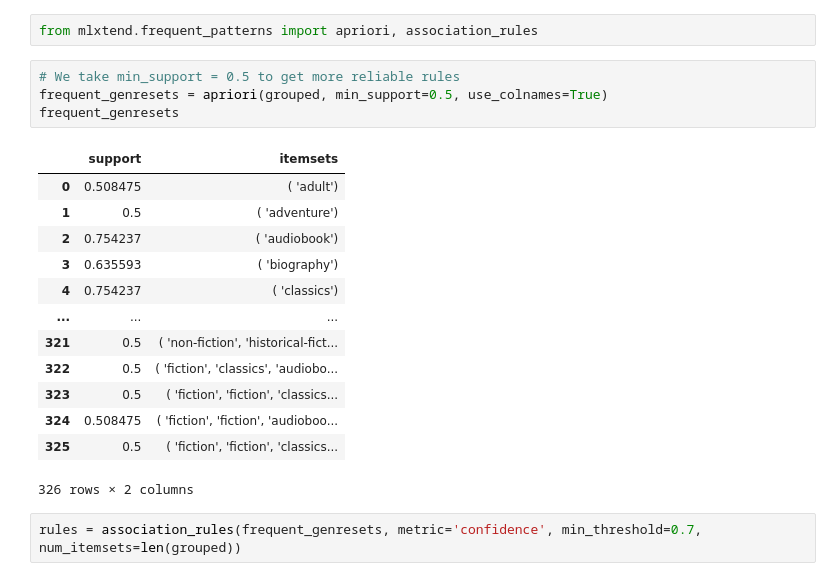
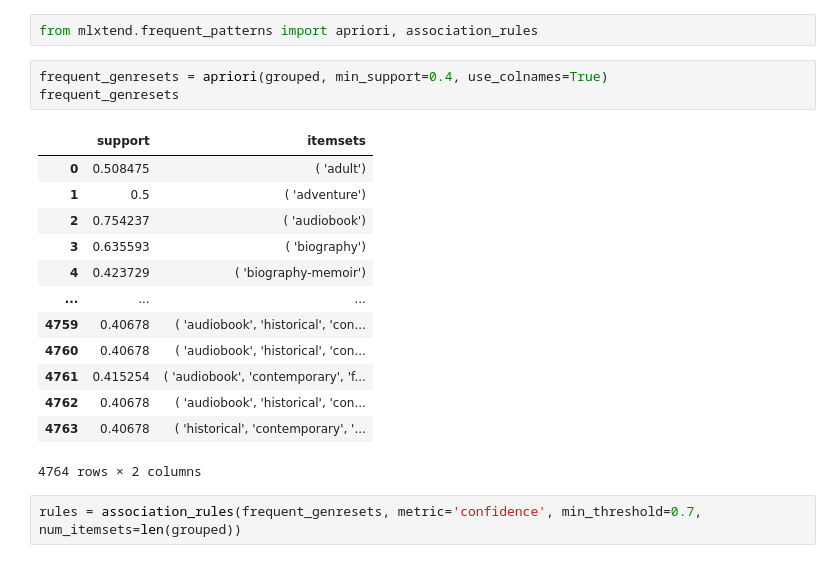
Before and after one commit to mahdiiii04/BooksML, a Jupyter notebook: Association/AssociationNotebook.ipynb, the cells around one changed output. Saved outputs shown, nothing was run; the diff lists cells and outputs as text.

```diff
--- a/Association/AssociationNotebook.ipynb
+++ b/Association/AssociationNotebook.ipynb
@@ -245,23 +245,22 @@ f'Average Number of Genres Really liked by a person : {sum([len(grouped.columns[
 # %%
 from mlxtend.frequent_patterns import apriori, association_rules
 # %%
-# We take min_support = 0.5 to get more reliable rules
-frequent_genresets = apriori(grouped, min_support=0.5, use_colnames=True)
+frequent_genresets = apriori(grouped, min_support=0.4, use_colnames=True)
 frequent_genresets
 # %% [output]
 |  | support | itemsets |
 | 0 | 0.508475 | ( 'adult') |
 | 1 | 0.5 | ( 'adventure') |
 | 2 | 0.754237 | ( 'audiobook') |
 | 3 | 0.635593 | ( 'biography') |
-| 4 | 0.754237 | ( 'classics') |
+| 4 | 0.423729 | ( 'biography-memoir') |
 | ... | ... | ... |
-| 321 | 0.5 | ( 'non-fiction', 'historical-fict... |
-| 322 | 0.5 | ( 'fiction', 'classics', 'audiobo... |
-| 323 | 0.5 | ( 'fiction', 'fiction', 'classics... |
-| 324 | 0.508475 | ( 'fiction', 'fiction', 'audioboo... |
-| 325 | 0.5 | ( 'fiction', 'fiction', 'classics... |
+| 4759 | 0.40678 | ( 'audiobook', 'historical', 'con... |
+| 4760 | 0.40678 | ( 'audiobook', 'historical', 'con... |
+| 4761 | 0.415254 | ( 'audiobook', 'contemporary', 'f... |
+| 4762 | 0.40678 | ( 'audiobook', 'historical', 'con... |
+| 4763 | 0.40678 | ( 'historical', 'contemporary', '... |
-326 rows × 2 columns
+4764 rows × 2 columns
 # %%
 rules = association_rules(frequent_genresets, metric='confidence', min_threshold=0.7, num_itemsets=len(grouped))
 # %%
```
Also changed, not shown: parts of 8 cells of this notebook, 2 other files.
